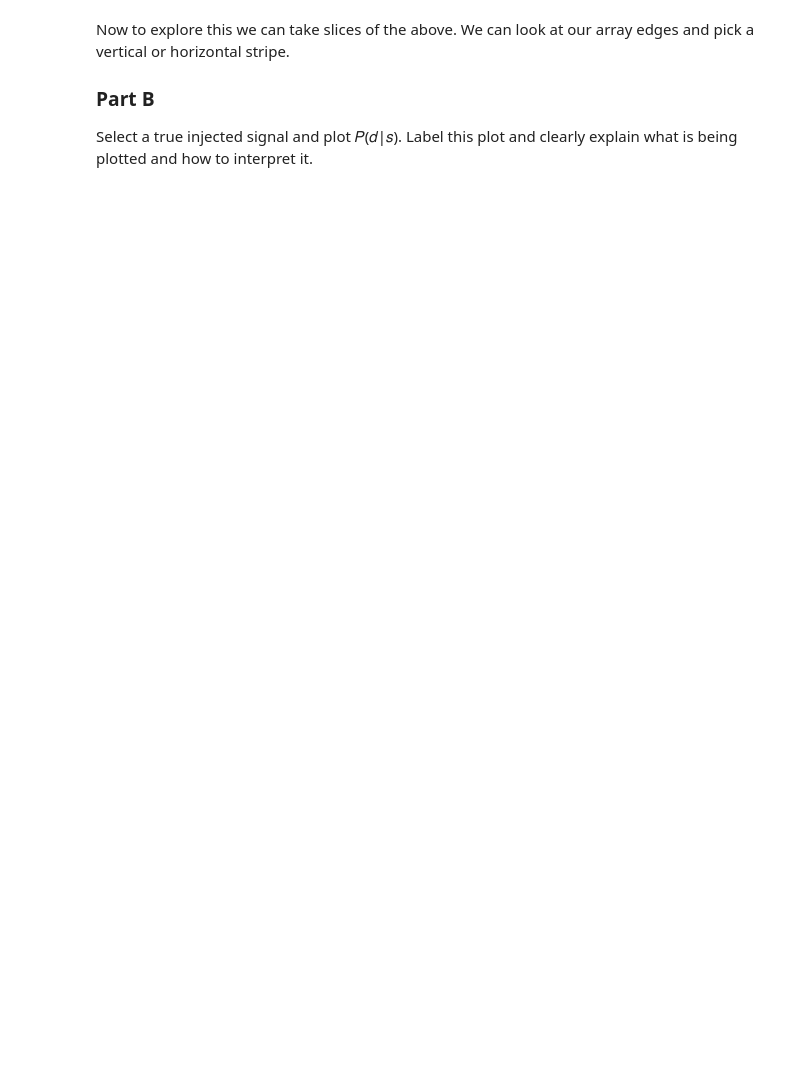
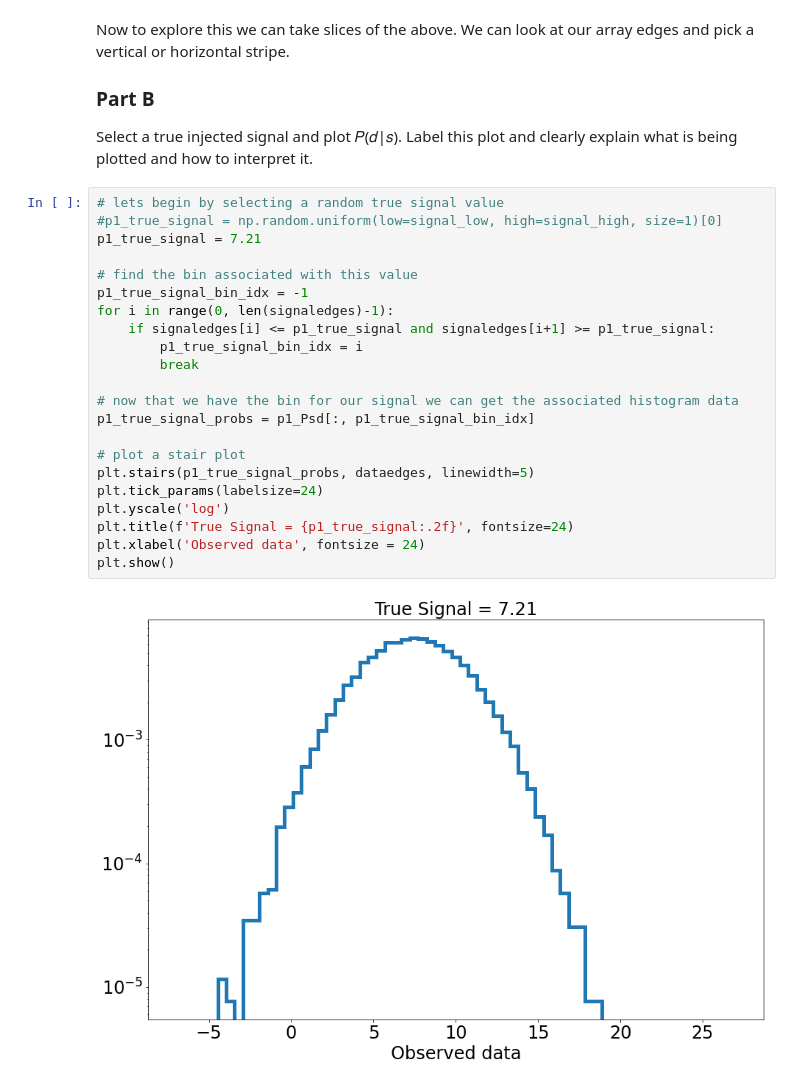
Before and after one commit to williamdolsen/phys434-21au, a Jupyter notebook: homework/hw5/homework5.ipynb, the cells around one changed output. Saved outputs shown, nothing was run; the diff lists cells and outputs as text; blank space fills up the shorter version.

```diff
--- a/homework/hw5/homework5.ipynb
+++ b/homework/hw5/homework5.ipynb
@@ -80,3 +84,27 @@ Now to explore this we can take slices of the above. We can look at our array ed
 ### Part B
 
 Select a true injected signal and plot 𝑃(𝑑|𝑠).  Label this plot and clearly explain what is being plotted and how to interpret it.
+# %%
+# lets begin by selecting a random true signal value
+#p1_true_signal = np.random.uniform(low=signal_low, high=signal_high, size=1)[0]
+p1_true_signal = 7.21
+
+# find the bin associated with this value
+p1_true_signal_bin_idx = -1
+for i in range(0, len(signaledges)-1):
+    if signaledges[i] <= p1_true_signal and signaledges[i+1] >= p1_true_signal:
+        p1_true_signal_bin_idx = i
+        break
+
+# now that we have the bin for our signal we can get the associated histogram data
+p1_true_signal_probs = p1_Psd[:, p1_true_signal_bin_idx]
+
+# plot a stair plot
+plt.stairs(p1_true_signal_probs, dataedges, linewidth=5)
+plt.tick_params(labelsize=24)
+plt.yscale('log')
+plt.title(f'True Signal = {p1_true_signal:.2f}', fontsize=24)
+plt.xlabel('Observed data', fontsize = 24)
+plt.show()
+# %% [output]
+[figure, added]
```
Also changed, not shown: parts of 15 cells of this notebook.
